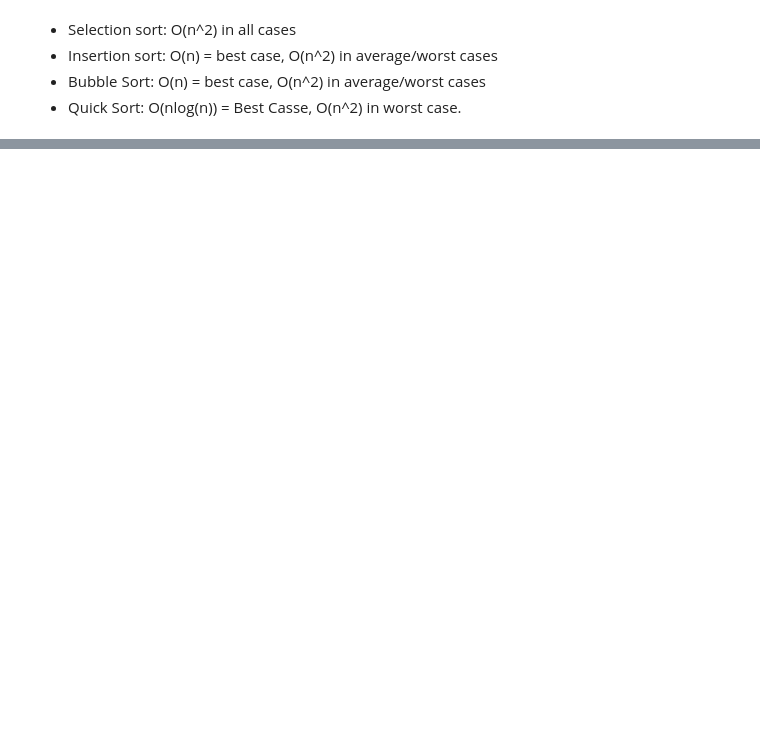
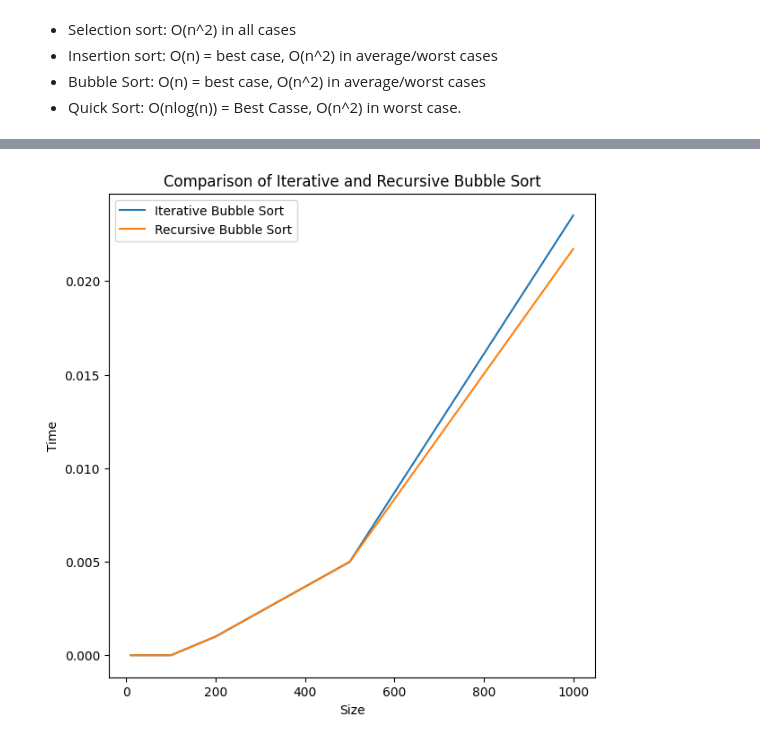
Before and after one commit to Aditya-Codes-247/Design_and_Analysis_of_Algorithms, a Jupyter notebook: Practical_2.ipynb, the cells around one changed output, grey strips where cells are left out. Drawn from its saved outputs; the diff is of its cells as text; code cells hidden in the pictures; blank space fills up the shorter version.

```diff
--- a/Practical_2.ipynb
+++ b/Practical_2.ipynb
@@ -168,0 +254,25 @@ After
+# %%
+tbi10 = measure_execution_time(selection_sort,arr10)
+tbi100 = measure_execution_time(selection_sort,arr100)
+tbi200 = measure_execution_time(selection_sort,arr200)
+tbi500 = measure_execution_time(selection_sort,arr500)
+tbi1000 = measure_execution_time(selection_sort,arr1000)
+tbi = np.array([tbi10,tbi100,tbi200,tbi500,tbi1000])
+tbr10 = measure_execution_time(recursive_selection_sort,arr10)
+tbr100 = measure_execution_time(recursive_selection_sort,arr100)
+tbr200 = measure_execution_time(recursive_selection_sort,arr200)
+tbr500 = measure_execution_time(recursive_selection_sort,arr500)
+tbr1000 = measure_execution_time(recursive_selection_sort,arr1000)
+tbr = np.array([tbr10,tbr100,tbr200,tbr500,tbr1000])
+# %%
+# Plots
+plt.figure(figsize=(7,7))
+plt.plot(size, tbi, label='Iterative Bubble Sort')
+plt.plot(size, tbr, label='Recursive Bubble Sort')
+plt.title("Comparison of Iterative and Recursive Bubble Sort")
+plt.xlabel("Size")
+plt.ylabel("Time")
+plt.legend()
+plt.show()
+# %% [output]
+[figure, added]
```
Also changed, not shown: parts of 29 cells of this notebook.
